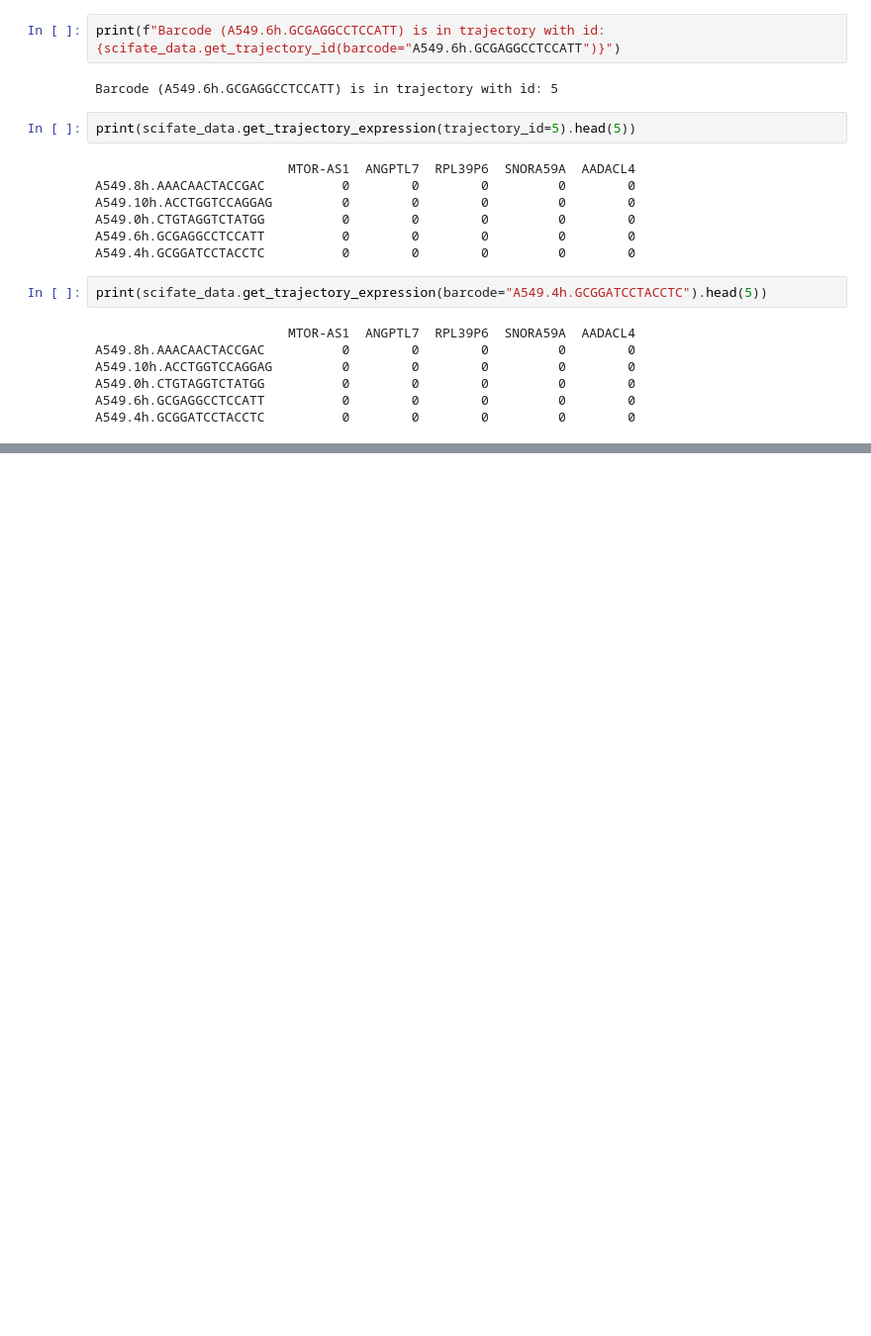
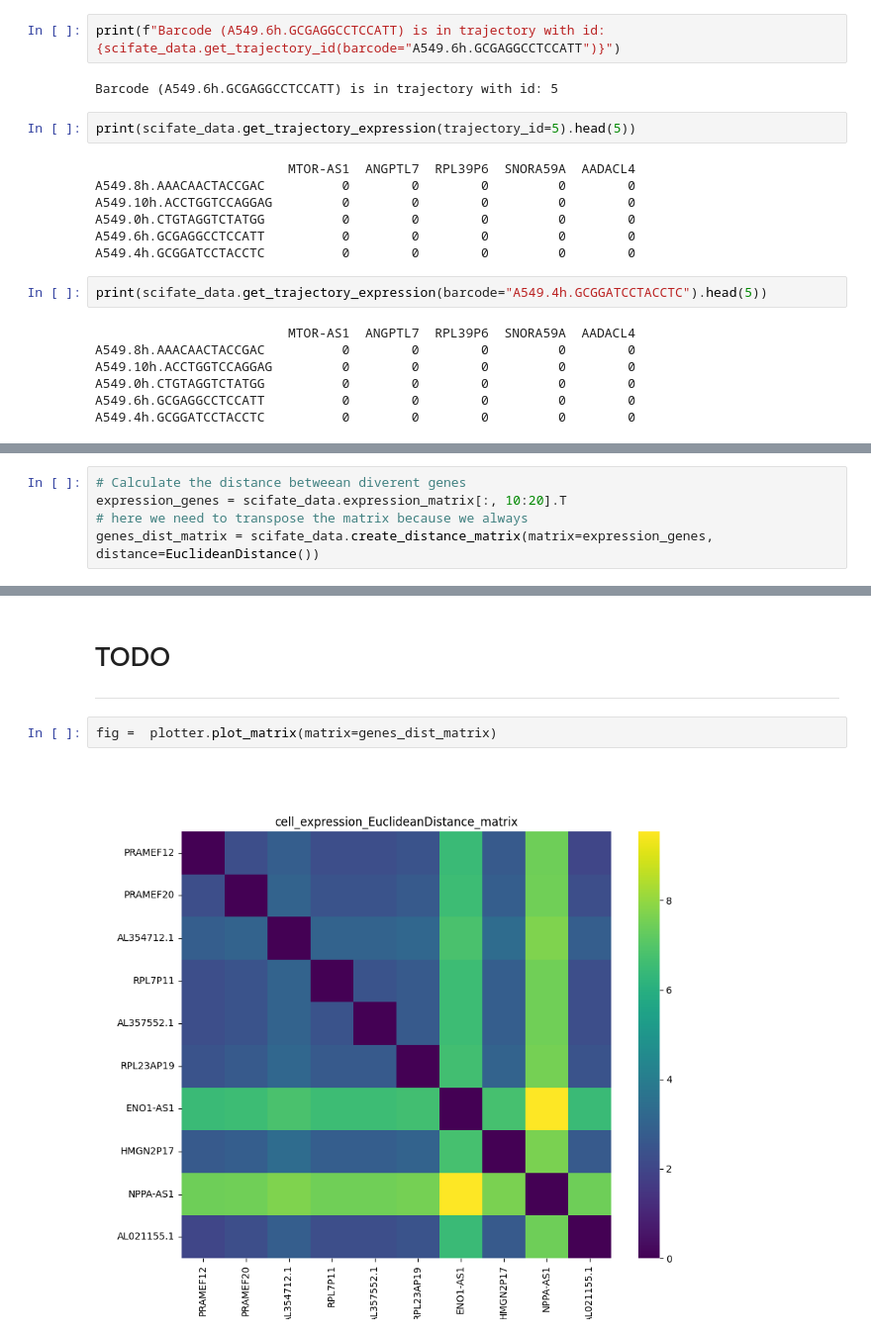
Before and after one commit to ZanderNic/sciflow, a Jupyter notebook: notebooks/01_tutorial.ipynb, the cells around one changed output, grey strips where cells are left out. Shown at 99% size. Cells and saved outputs as stored; diff of their text form; blank space fills up the shorter version.

```diff
--- a/notebooks/01_tutorial.ipynb
+++ b/notebooks/01_tutorial.ipynb
@@ -349,0 +414,4 @@ A549.4h.GCGGATCCTACCTC          0        0        0         0        0
+# %%
+# Calculate the distance betweean diverent genes
+expression_genes = scifate_data.expression_matrix[:, 10:20].T                                                                 # here we need to transpose the matrix because we always
+genes_dist_matrix = scifate_data.create_distance_matrix(matrix=expression_genes, distance=EuclideanDistance())
@@ -349,0 +432,8 @@ A549.4h.GCGGATCCTACCTC          0        0        0         0        0
+# %% [markdown]
+# TODO
+
+---
+# %%
+fig =  plotter.plot_matrix(matrix=genes_dist_matrix)
+# %% [output]
+[figure, added]
```
Also changed, not shown: parts of 15 cells of this notebook, 5 other files.
